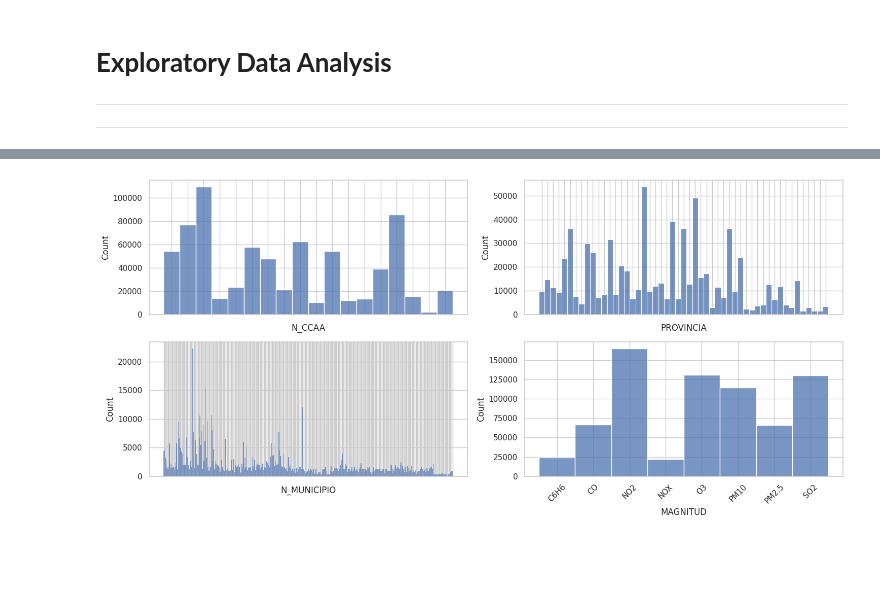
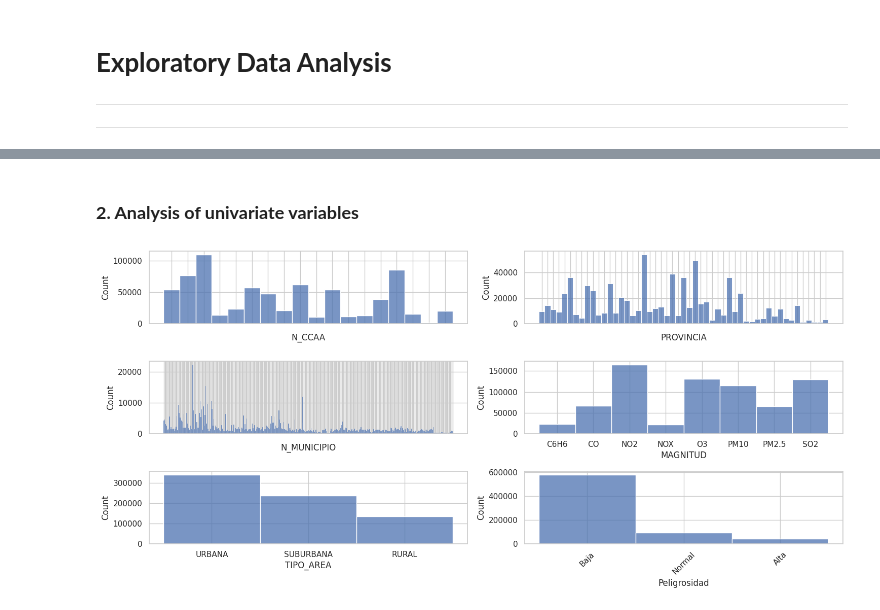
Before and after one commit to Yakondra/Final-project-air-quality, a Jupyter notebook: src/EDA.ipynb, the cells around one changed output, grey strips where cells are left out. Drawn from its saved outputs; the diff is of its cells as text; code cells hidden in the pictures; blank space fills up the shorter version.

```diff
--- a/src/EDA.ipynb
+++ b/src/EDA.ipynb
@@ -71,0 +67,33 @@ clean_df.head()
+# %%
+# Función para clasificar los valores de peligrosidad de cada contaminante
+def clasificar_peligrosidad(valor, umbrales):
+    if valor < umbrales['bajo']:
+        return 'Baja'
+    elif valor < umbrales['alto']:
+        return 'Normal'
+    else:
+        return 'Alta'
+
+# Aplicar la función a cada fila del DataFrame
+def clasificar_fila(row):
+    contaminante = row['MAGNITUD']
+    valor = row['Media_Diaria']
+    if contaminante in umbrales_peligrosidad:
+        return clasificar_peligrosidad(valor, umbrales_peligrosidad[contaminante])
+
+# Supongamos que estos son tus umbrales de peligrosidad definidos para 8 contaminantes
+umbrales_peligrosidad = {
+    'SO2': {'bajo': 25, 'alto': 40},
+    'CO': {'bajo': 2, 'alto': 4},
+    'C6H6': {'bajo': 2, 'alto': 5},
+    'NO2': {'bajo': 15, 'alto': 25},
+    'PM2.5': {'bajo': 10, 'alto': 15},
+    'PM10': {'bajo': 25, 'alto': 45},
+    'NOX': {'bajo': 75, 'alto': 100},
+    'O3': {'bajo': 75, 'alto': 100}
+}
+
+# Crear una nueva columna con la clasificación de peligrosidad
+clean_df['Peligrosidad'] = clean_df.apply(clasificar_fila, axis=1)
+
+clean_df.head(3)
@@ -71,0 +115,5 @@ clean_df.head()
+# %%
+columnas_h = [column for column in clean_df.columns if 'H' in column]
+clean_df = clean_df.drop(columnas_h, axis=1)
+# %%
+clean_df = clean_df.drop('ESTACION', axis = 1)
@@ -72,16 +122,20 @@ clean_df.head()
+# %% [markdown]
+### **2. Analysis of univariate variables**
 # %%
 sns.set(style= 'whitegrid')
 
-fig, axis = plt.subplots(2, 2, figsize=(15, 7))
+fig, axis = plt.subplots(3, 2, figsize=(15, 7))
 
 # Histogramas
 sns.histplot(ax=axis[0, 0], data=clean_df, x= 'N_CCAA').set_xticklabels([])
 sns.histplot(ax=axis[0, 1], data=clean_df, x= 'PROVINCIA').set_xticklabels([])
 sns.histplot(ax=axis[1, 0], data=clean_df, x= 'N_MUNICIPIO').set_xticklabels([])
 sns.histplot(ax=axis[1, 1], data=clean_df, x= 'MAGNITUD')
+sns.histplot(ax=axis[2, 0], data=clean_df, x= 'TIPO_AREA')
+sns.histplot(ax=axis[2, 1], data=clean_df, x= 'Peligrosidad')
 
 plt.xticks(rotation=45)
 plt.tight_layout()
 plt.show()
 # %% [output]
-[figure, old version]
+[figure, new version]
```
Also changed, not shown: parts of 30 cells of this notebook, 4 other files.
